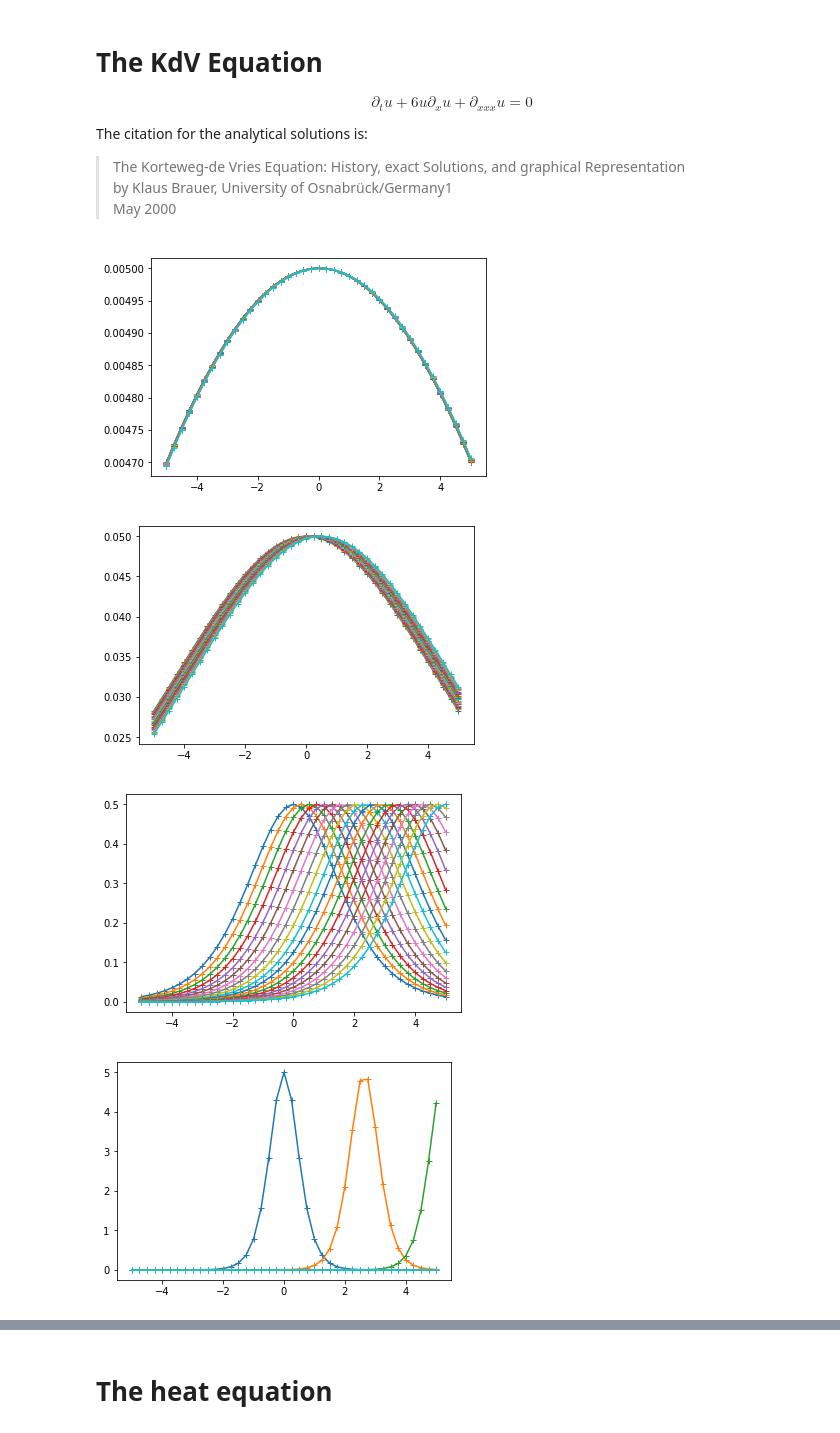
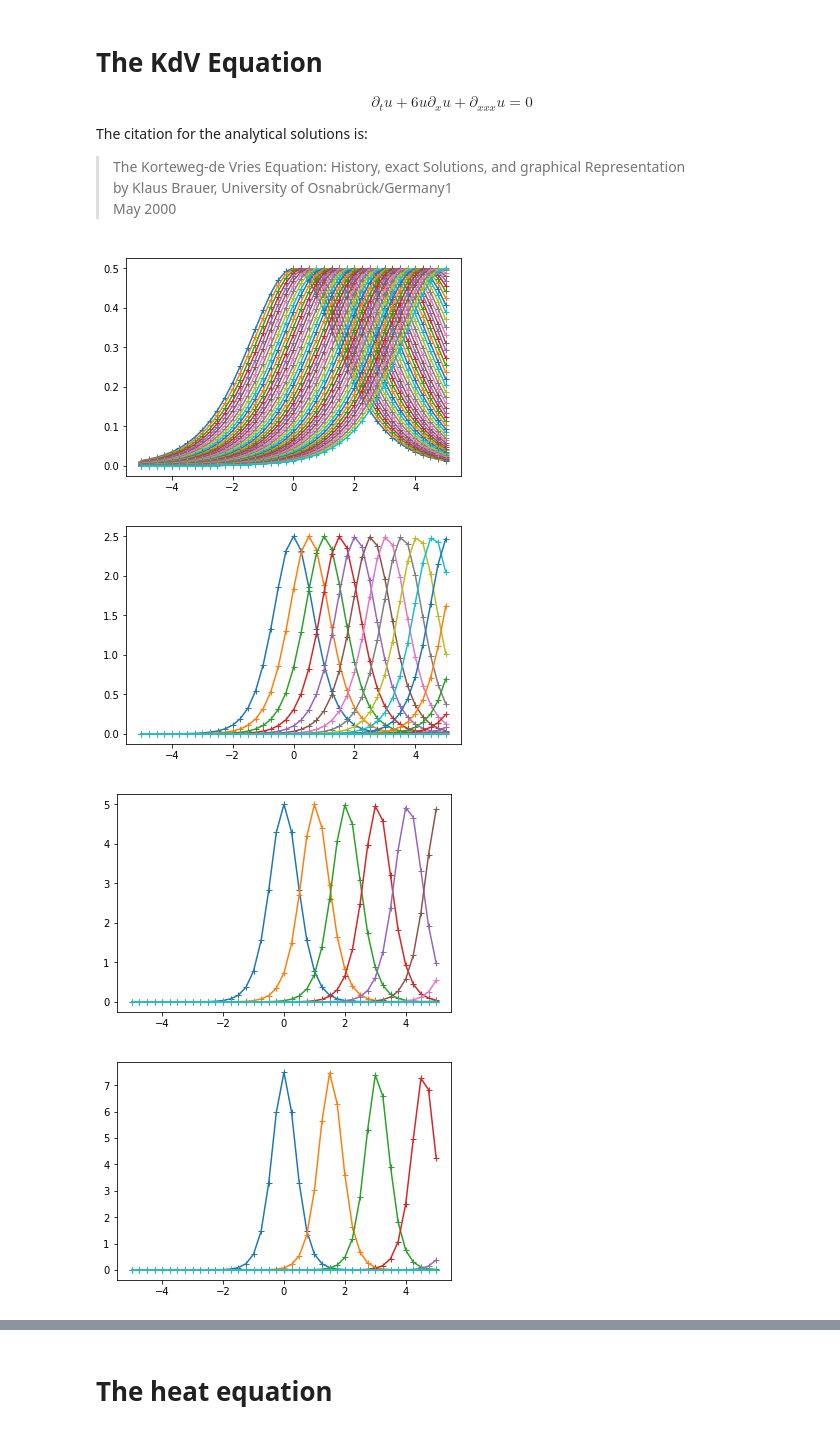
Before and after one commit to afqueiruga/nn_1d_pde, a Jupyter notebook: analytical_solutions.ipynb, the cells around one changed output, grey strips where cells are left out. Drawn from its saved outputs; the diff is of its cells as text; code cells hidden in the pictures.

```diff
--- a/analytical_solutions.ipynb
+++ b/analytical_solutions.ipynb
@@ -5,6 +5,9 @@ import detest
 import sympy
 # %%
 %mkdir data
+# %%
+Nx = 41
+Nt = 50
 # %%
 def plot_stack_and_save(SOLS, xlim, tlim, fname):
     xs = np.linspace(*xlim)
@@ -18,5 +21,5 @@ def plot_stack_and_save(SOLS, xlim, tlim, fname):
             plt.plot(xs,u[i,:],'-+')
         US.append(u)
     UDATA = np.stack(US)
-    np.savez(f"data/{fname}",{'U':UDATA})
+    np.savez(f"data/{fname}",U=UDATA)
 # %% [markdown]
@@ -104,21 +105,19 @@ def double_soliton(x,t):
     )**2
 # %%
 SOLS = [
-    make_soliton(0.01),
-    make_soliton(0.1),
     make_soliton(1.0),
+    make_soliton(5.0),
     make_soliton(10.0),
-    make_soliton(100.0),
-    make_left_soliton(0.01),
-    make_left_soliton(0.1),
+    make_soliton(15.0),
     make_left_soliton(1.0),
+    make_left_soliton(5.0),
     make_left_soliton(10.0),
-    make_left_soliton(100.0),
+    make_left_soliton(15.0),
     double_soliton
 ]
-plot_stack_and_save(SOLS,(-5,5,41),(0,5.0,20),"KdV")
+plot_stack_and_save(SOLS,(-5,5,Nx),(0,5.0,Nt),"KdV")
 # %% [output]
-[figure, old version]
+[figure, new version]
-[figure, old version]
+[figure, new version]
-[figure, old version]
+[figure, new version]
-[figure, old version]
+[figure, new version]
```
Also changed, not shown: parts of 5 cells of this notebook, 6 other files.
